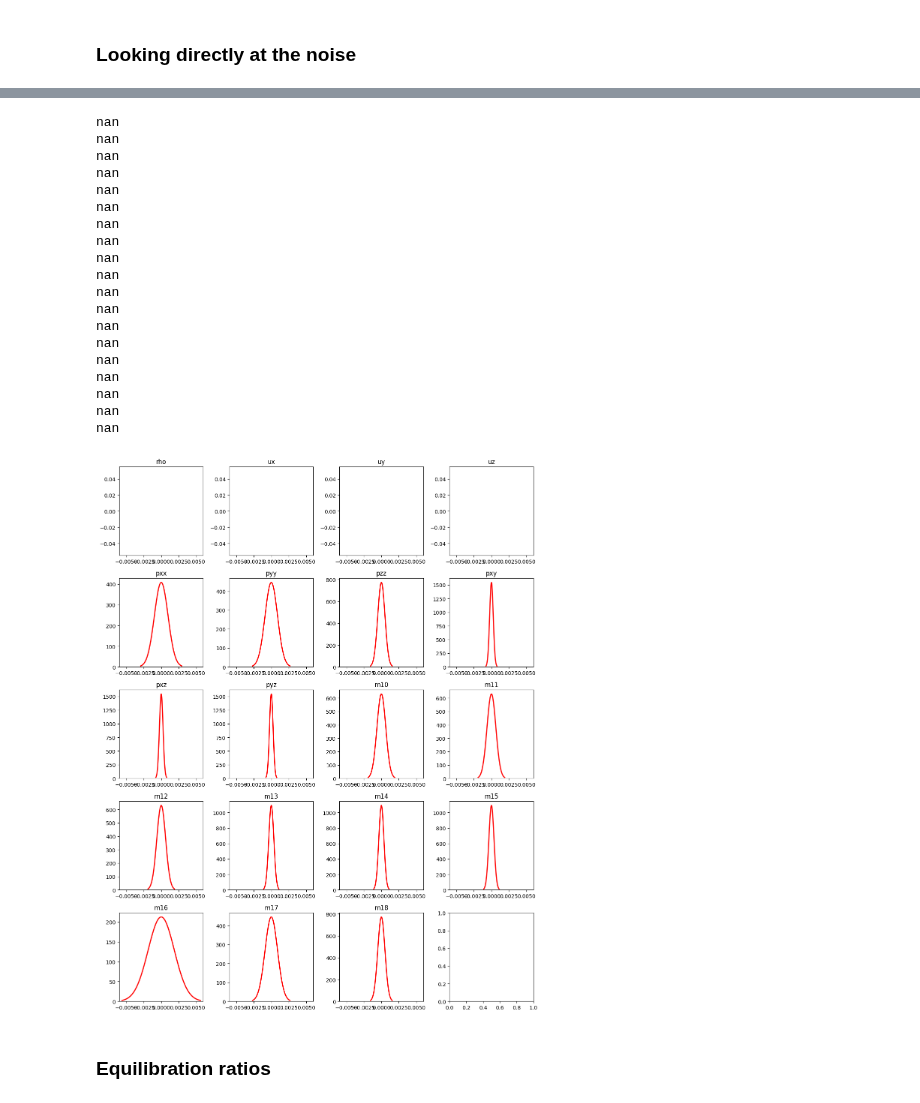
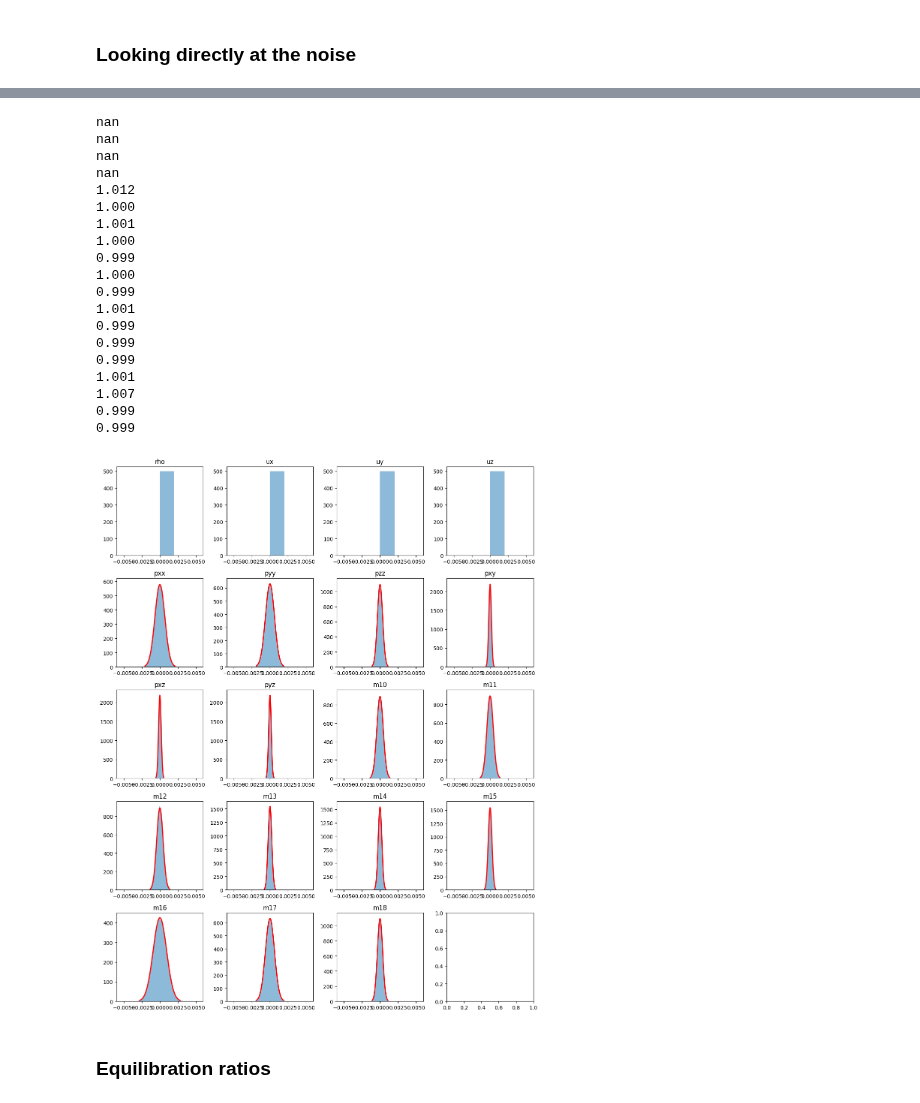
Before and after one commit to uschille/LBMeX, a Jupyter notebook: src_lbm/gross_validation/gross_validation.ipynb, the cells around one changed output, grey strips where cells are left out. Saved outputs shown, nothing was run; the diff lists cells and outputs as text; code cells hidden in the pictures.

```diff
--- a/src_lbm/gross_validation/gross_validation.ipynb
+++ b/src_lbm/gross_validation/gross_validation.ipynb
@@ -93,3 +50,0 @@ xi2 = np.inner(test2, N[np.newaxis, :])
-# %%
-for i in range(19):
-    print(xi1[i, 0], xi2[i, 0])
@@ -651,18 +631,18 @@ sp.simplify(Xi)
 7. $t = 10^3$
 # %%
 savedir = "./"
-L = 16
-start = 1
+L = 64
+start = 50
 ideal = 0
 
-kappa = 0.03
+kappa = 0.0
 kbt = 1e-7
 u0 = 0
 cs2 = 1/3
 Beta = 0.015
-rho_v = 0.1
-rho_l = 1.0
-rho0 = rho_l
+rhov = 0.1
+rhol = 1.0
+rho0 = rhol
 # %% [markdown]
 ### Moment distributions
 # %%
@@ -757,5 +768,5 @@ for i in range(start, len(ts)):
 # %%
-rho0 = rho_l
+rho0 = rhol
 tau = 1.0
 Lt = -1.0/tau
 La = Lt*(2 + Lt)
@@ -764,61 +775,63 @@ Le = Lt + Lt + Lt*Lt
 mu_s = [0]*19
 
 
-system_cs2 = 2*rho0*Beta*(rho_l - rho_v)**2
+system_cs2 = 2*rho0*Beta*(rhol - rhov)**2
 T = -kbt*rho0/cs2
-noise_variance = [0]*4 + [N[4]*T*(5 - 9*system_cs2)*La] + [2*N[5]*T*La] + [2*N[6]*T*La]\
-            + [2*N[7]*T*La]*3 + [2*N[10]*T*La]*3\
-            + [2*N[13]*T*La]*3 + [6*N[16]*T*(1 - system_cs2)*La]\
-            + [2*N[17]*T*La] + [2*N[18]*T*La]
+C = -kbt*rho0
+
+noise_variance = [0]*4 + [C*(5 - 9*system_cs2)*La] + [4*C*La] + [4/3*C*La]\
+            + [1/3*C*La]*3 + [2*C*La]*3\
+            + [2/3*C*La]*3 + [9*C*(1 - system_cs2)*La]\
+            + [4*C*La] + [4/3*C*La]
 # noise_variance = [0]*4 + [N[4]*T*(5 - 9*system_cs2)*La] + [2*N[7]*T*La]*3\
 #             + [2*N[5]*T*La] + [2*N[6]*T*La]\
 #             + [2*N[10]*T*La]*3 + [2*N[13]*T*La]*3\
 #             + [6*N[16]*T*(1 - system_cs2)*La]\
 #             + [2*N[17]*T*La] + [2*N[18]*T*La]
 
 n = len(mu_s)
 rows = int(np.ceil(n/4))
 
 fig, axs = plt.subplots(rows, 4, figsize = (3*4, rows*3))
 axs = axs.flatten()
 
 for i in range(n):
     ax = axs[i]
     data = conserved_variables_data[i, ...].flatten()
     ax.hist(data, bins = 500, density = True, color = 'tab:blue', alpha = 0.5)
     sigma_real = np.std(data)
 
     mu = mu_s[i]
     sigma = np.sqrt(float(noise_variance[i]))
     x = np.linspace(mu - 3*sigma, mu + 3*sigma, 100)
     ax.plot(x, stats.norm.pdf(x, mu, sigma), color = 'red', lw = 2)
     print(f"{sigma_real/sigma:.3f}")
 
     ax.set_title(conserved_variables[i][-1])
     ax.set_xlim([mu - 0.006, mu + 0.006])
 
 fig.tight_layout()
 # %% [output]
 nan
 nan
 nan
 nan
-nan
-nan
-nan
-nan
-nan
-nan
-nan
-nan
-nan
-nan
-nan
-nan
-nan
-nan
-nan
+1.012
+1.000
+1.001
+1.000
+0.999
+1.000
+0.999
+1.001
+0.999
+0.999
+0.999
+1.001
+1.007
+0.999
+0.999
-[figure, old version]
+[figure, new version]
 # %% [markdown]
 ### Equilibration ratios
 # %%
```
Also changed, not shown: parts of 56 cells of this notebook, 3 other files.
